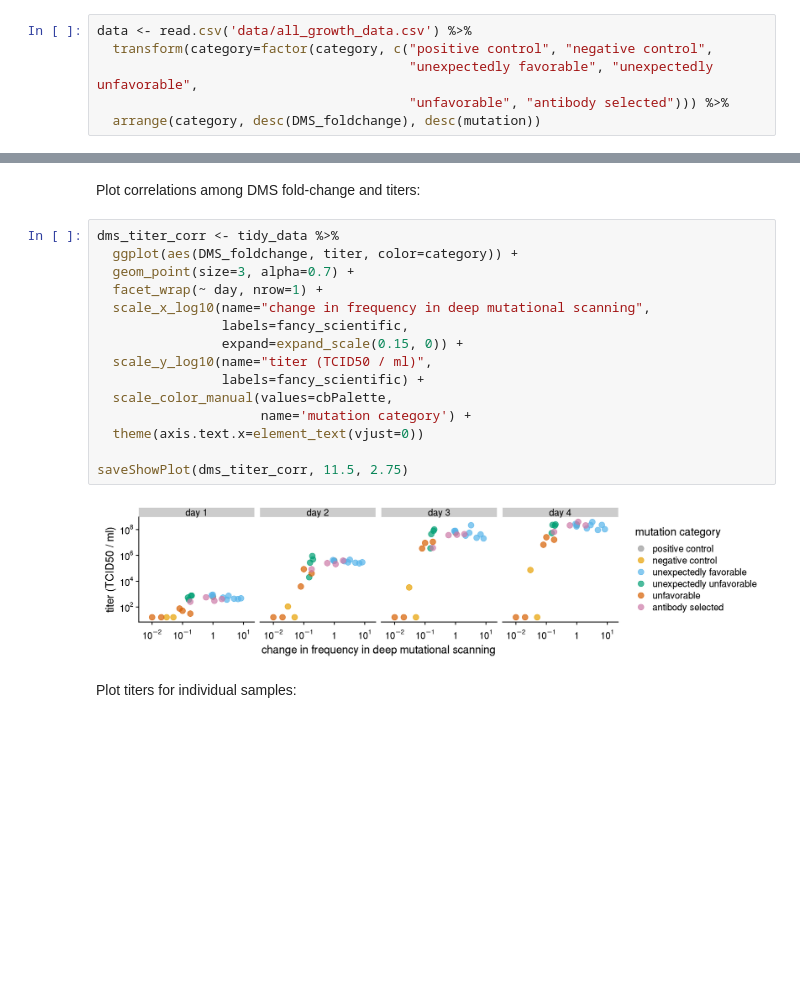
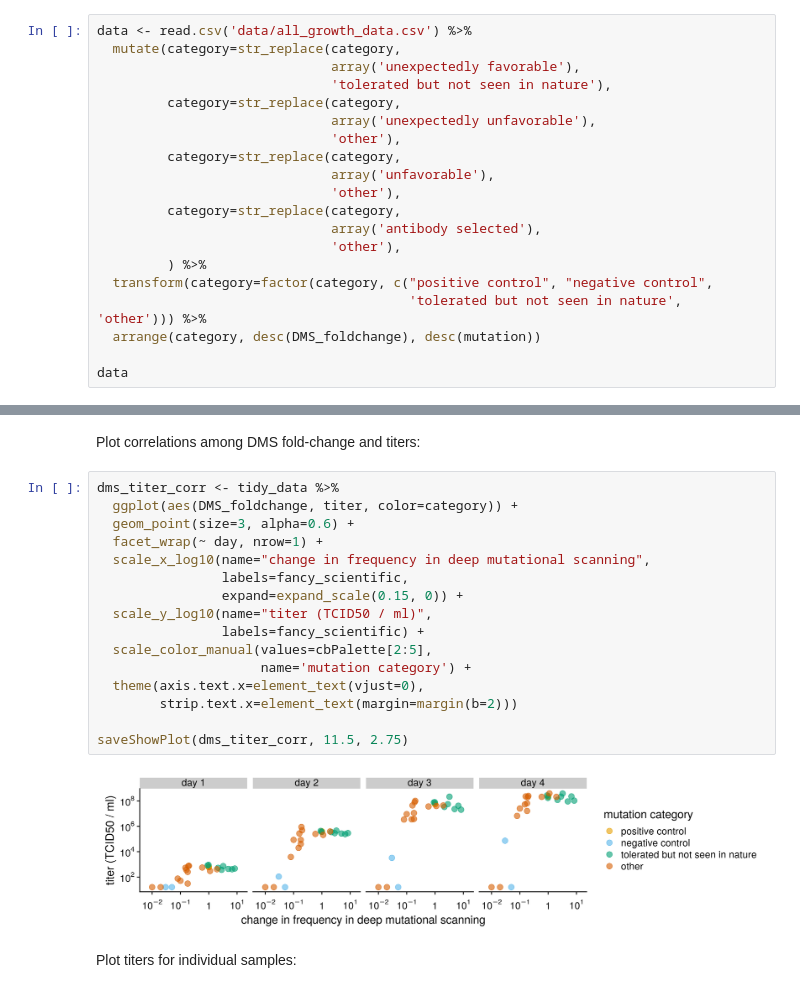
Before and after one commit to jbloomlab/ZIKV_DMS_with_EvansLab, a Jupyter notebook: plot_growth_data.ipynb, the cells around one changed output, grey strips where cells are left out. Cells and saved outputs as stored; diff of their text form; blank space fills up the shorter version.

Commit message:
tweaks to growth plot

```diff
--- a/plot_growth_data.ipynb
+++ b/plot_growth_data.ipynb
@@ -80,6 +80,20 @@ Read in the growth curve data:
 # %%
 data <- read.csv('data/all_growth_data.csv') %>%
+  mutate(category=str_replace(category,
+                              array('unexpectedly favorable'),
+                              'tolerated but not seen in nature'),
+         category=str_replace(category,
+                              array('unexpectedly unfavorable'),
+                              'other'),
+         category=str_replace(category,
+                              array('unfavorable'),
+                              'other'),
+         category=str_replace(category,
+                              array('antibody selected'),
+                              'other'),
+         ) %>%
   transform(category=factor(category, c("positive control", "negative control",
-                                        "unexpectedly favorable", "unexpectedly unfavorable",
-                                        "unfavorable", "antibody selected"))) %>%
+                                        'tolerated but not seen in nature', 'other'))) %>%
   arrange(category, desc(DMS_foldchange), desc(mutation))
+
+data
@@ -110,20 +142,21 @@ Plot correlations among DMS fold-change and titers:
 # %%
 dms_titer_corr <- tidy_data %>%
   ggplot(aes(DMS_foldchange, titer, color=category)) +
-  geom_point(size=3, alpha=0.7) +
+  geom_point(size=3, alpha=0.6) +
   facet_wrap(~ day, nrow=1) +
   scale_x_log10(name="change in frequency in deep mutational scanning",
                 labels=fancy_scientific,
                 expand=expand_scale(0.15, 0)) +
   scale_y_log10(name="titer (TCID50 / ml)",
                 labels=fancy_scientific) +
-  scale_color_manual(values=cbPalette,
+  scale_color_manual(values=cbPalette[2:5],
                      name='mutation category') +
-  theme(axis.text.x=element_text(vjust=0))
+  theme(axis.text.x=element_text(vjust=0),
+        strip.text.x=element_text(margin=margin(b=2)))
 
 saveShowPlot(dms_titer_corr, 11.5, 2.75)
 # %% [output]
-[figure, old version]
+[figure, new version]
 # %% [markdown]
 Plot titers for individual samples:
 # %%
```
Also changed, not shown: parts of 7 cells of this notebook, 7 other files.
